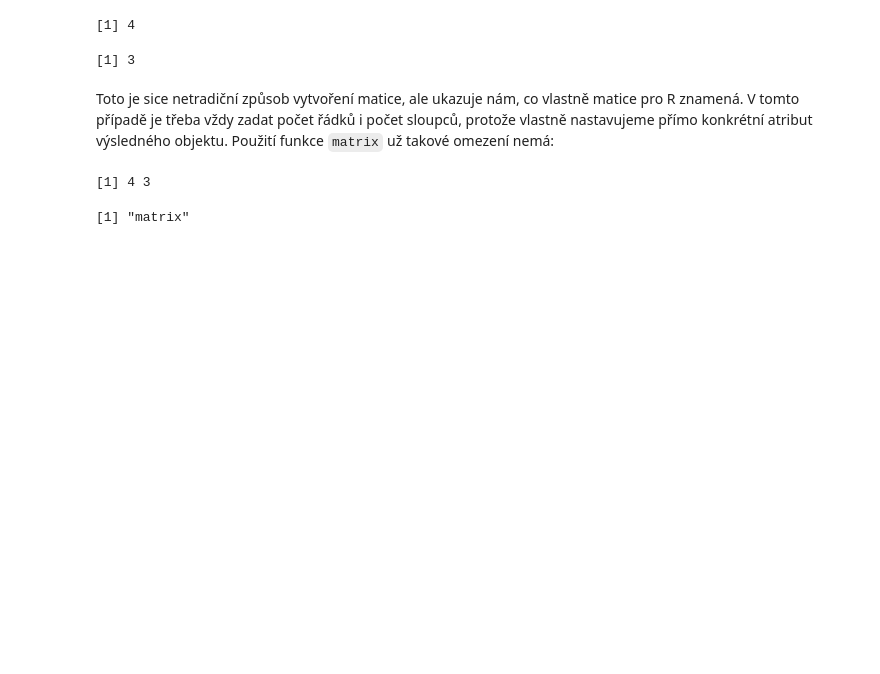
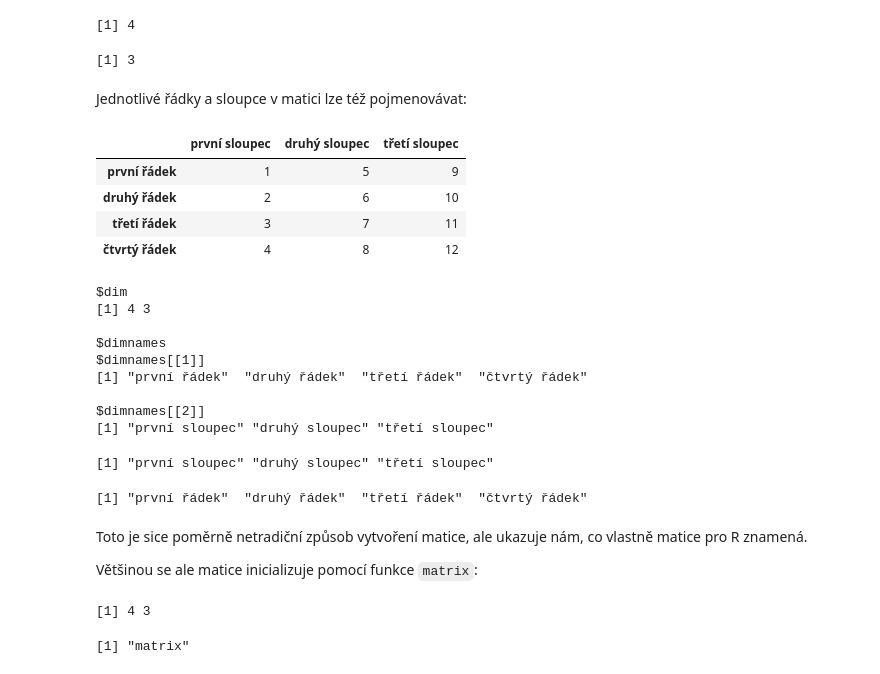
Before and after one commit to lich-uct/r_tutorial, a Jupyter notebook: 04/04.ipynb, the cells around one changed output. Cells and saved outputs as stored; diff of their text form; code cells hidden in the pictures; blank space fills up the shorter version.

Commit message:
par uprav v kapitole o maticich

```diff
--- a/04/04.ipynb
+++ b/04/04.ipynb
@@ -37,8 +39,36 @@ $dim
 [1] 4 3
 [1] 4
 [1] 3
+# %% [markdown]
+Jednotlivé řádky a sloupce v matici lze též pojmenovávat:
+# %%
+colnames(x) <- c("první sloupec", "druhý sloupec", "třetí sloupec")
+rownames(x) <- c("první řádek", "druhý řádek", "třetí řádek", "čtvrtý řádek")
+x
+attributes(x)
+colnames(x)
+rownames(x)
+# %% [output]
+|  | první sloupec | druhý sloupec | třetí sloupec |
+| první řádek | 1 | 5 | 9 |
+| druhý řádek | 2 | 6 | 10 |
+| třetí řádek | 3 | 7 | 11 |
+| čtvrtý řádek | 4 | 8 | 12 |
+$dim
+[1] 4 3
+
+$dimnames
+$dimnames[[1]]
+[1] "první řádek"  "druhý řádek"  "třetí řádek"  "čtvrtý řádek"
+
+$dimnames[[2]]
+[1] "první sloupec" "druhý sloupec" "třetí sloupec"
+[1] "první sloupec" "druhý sloupec" "třetí sloupec"
+[1] "první řádek"  "druhý řádek"  "třetí řádek"  "čtvrtý řádek"
 # %% [markdown]
-Toto je sice netradiční způsob vytvoření matice, ale ukazuje nám, co vlastně matice pro R znamená. V tomto případě je třeba vždy zadat počet řádků i počet sloupců, protože vlastně nastavujeme přímo konkrétní atribut výsledného objektu. Použití funkce `matrix` už takové omezení nemá:
+Toto je sice poměrně netradiční způsob vytvoření matice, ale ukazuje nám, co vlastně matice pro R znamená.
+
+Většinou se ale matice inicializuje pomocí funkce `matrix`:
 # %%
 x <- 1:12
 m_x <- matrix(x, nrow = 4)
```
Also changed, not shown: parts of 29 cells of this notebook.
